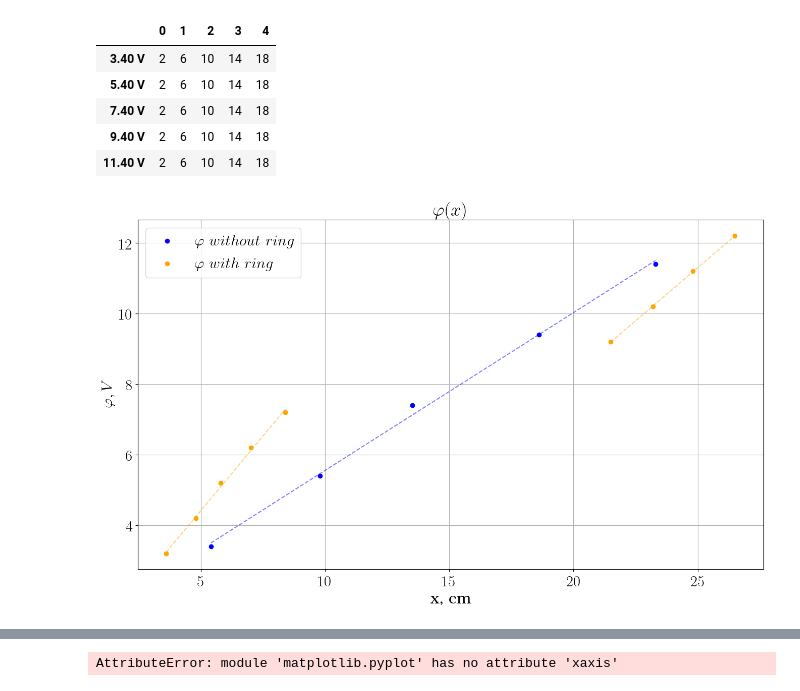
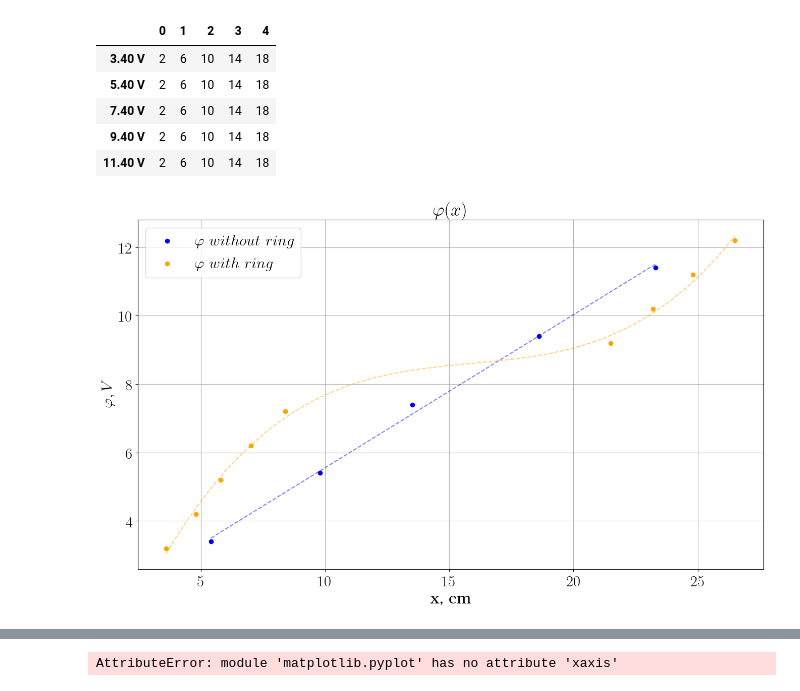
Before and after one commit to currantino/physics-3.01, a Jupyter notebook: 3_01.ipynb, the cells around one changed output, grey strips where cells are left out. Drawn from its saved outputs; the diff is of its cells as text; code cells hidden in the pictures.

```diff
--- a/3_01.ipynb
+++ b/3_01.ipynb
@@ -83,6 +83,11 @@ midline_phiring1 = np.array([3.2, 4.2, 5.2, 6.2, 7.2])
 
 midline_xring2 = np.array([21.5, 23.2, 24.8, 26.5])
 midline_phiring2 = np.array([9.2, 10.2, 11.2, 12.2])
+# %%
+midline_xring = np.concatenate([midline_xring1, midline_xring2])
+midline_phiring = np.concatenate([midline_phiring1, midline_phiring2])
+
+p = np.polynomial.polynomial.Polynomial.fit(midline_xring, midline_phiring, 3)
 # %%
 lring1 = linregress(midline_xring1, midline_phiring1)
 slopering1, interceptring1 = lring1.slope, lring1.intercept
@@ -91,25 +96,25 @@ lring2 = linregress(midline_xring2, midline_phiring2)
 slopering2, interceptring2 = lring2.slope, lring2.intercept
 # %%
 fig = plt.figure(figsize=(16,9))
+
 plt.scatter(midline_x, midline_phi, color="blue", label = r'$\varphi \ without \ ring$')
 plt.plot(midline_x, np.array(midline_x) * slope + intercept, color="blue", linestyle="dashed", alpha=.5)
 
-plt.scatter(midline_xring1, midline_phiring1, color="orange", label=r'$\varphi \  with \ ring $')
-plt.plot(midline_xring1, np.array(midline_xring1) * slopering1 + interceptring1, color="orange", linestyle="dashed", alpha=.5)
+plt.scatter(midline_xring, midline_phiring, color="orange", label=r'$\varphi \  with \ ring $')
 
-plt.scatter(midline_xring2, midline_phiring2, color="orange")
-plt.plot(midline_xring2, np.array(midline_xring2) * slopering2 + interceptring2, color="orange", linestyle="dashed", alpha=.5)
+x = np.linspace(midline_xring.min(), midline_xring.max(), 500)
+plt.plot(x, p(x), color="orange", linestyle="dashed", alpha=.5)
 
 
 plt.legend()
 plt.grid()
 plt.xlabel(r'x, cm')
 plt.ylabel(r'$\varphi, V$')
 plt.title(r'$\varphi(x)$')
 plt.savefig('plots/phi(x).png')
 plt.show()
 # %% [output]
-[figure, old version]
+[figure, new version]
 # %%
 fig = plt.figure(figsize=(28 * cm * 10, 18 * cm * 10))
 ax = fig.add_subplot(1, 1, 1)
```
Also changed, not shown: 2 other files.
